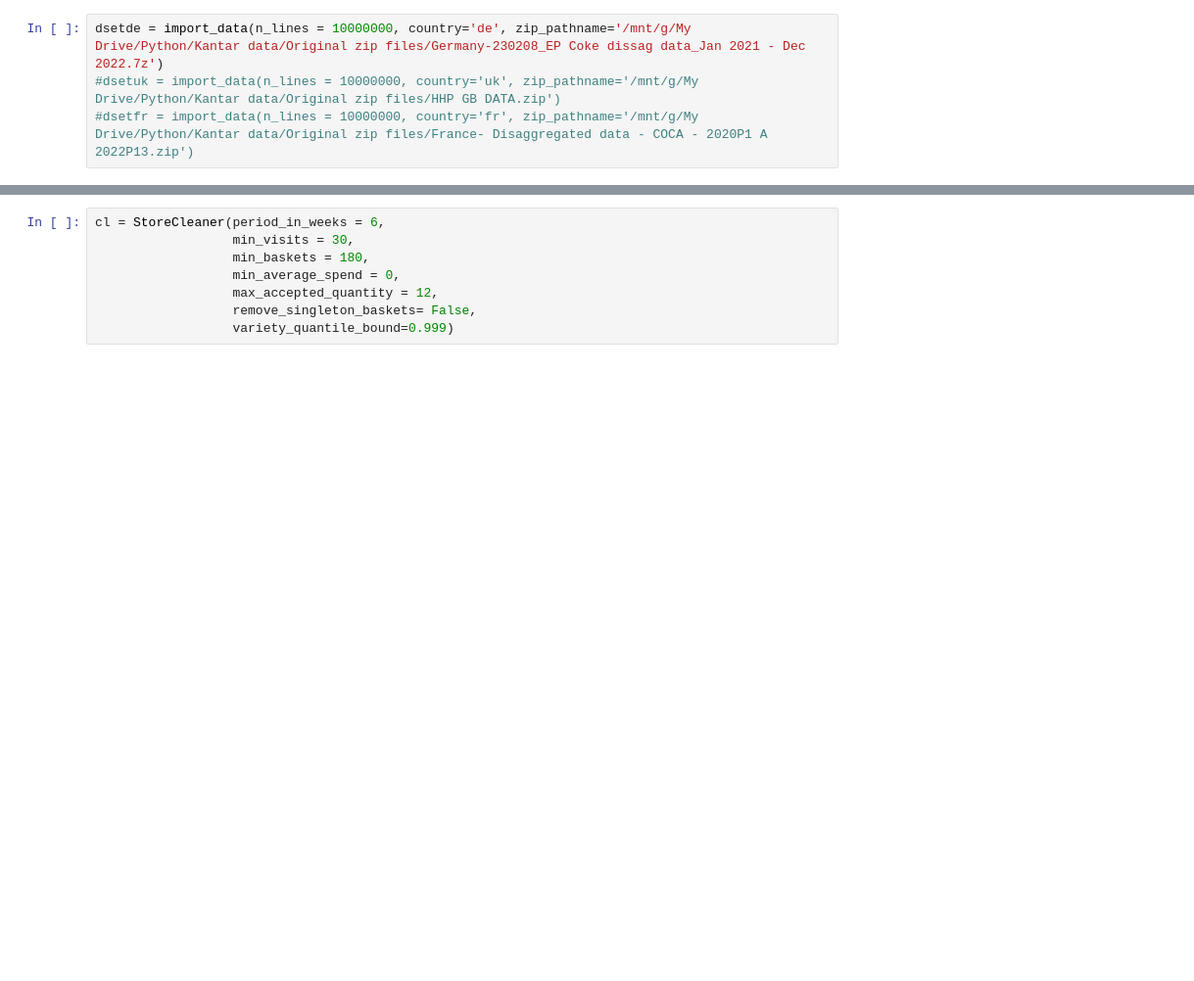
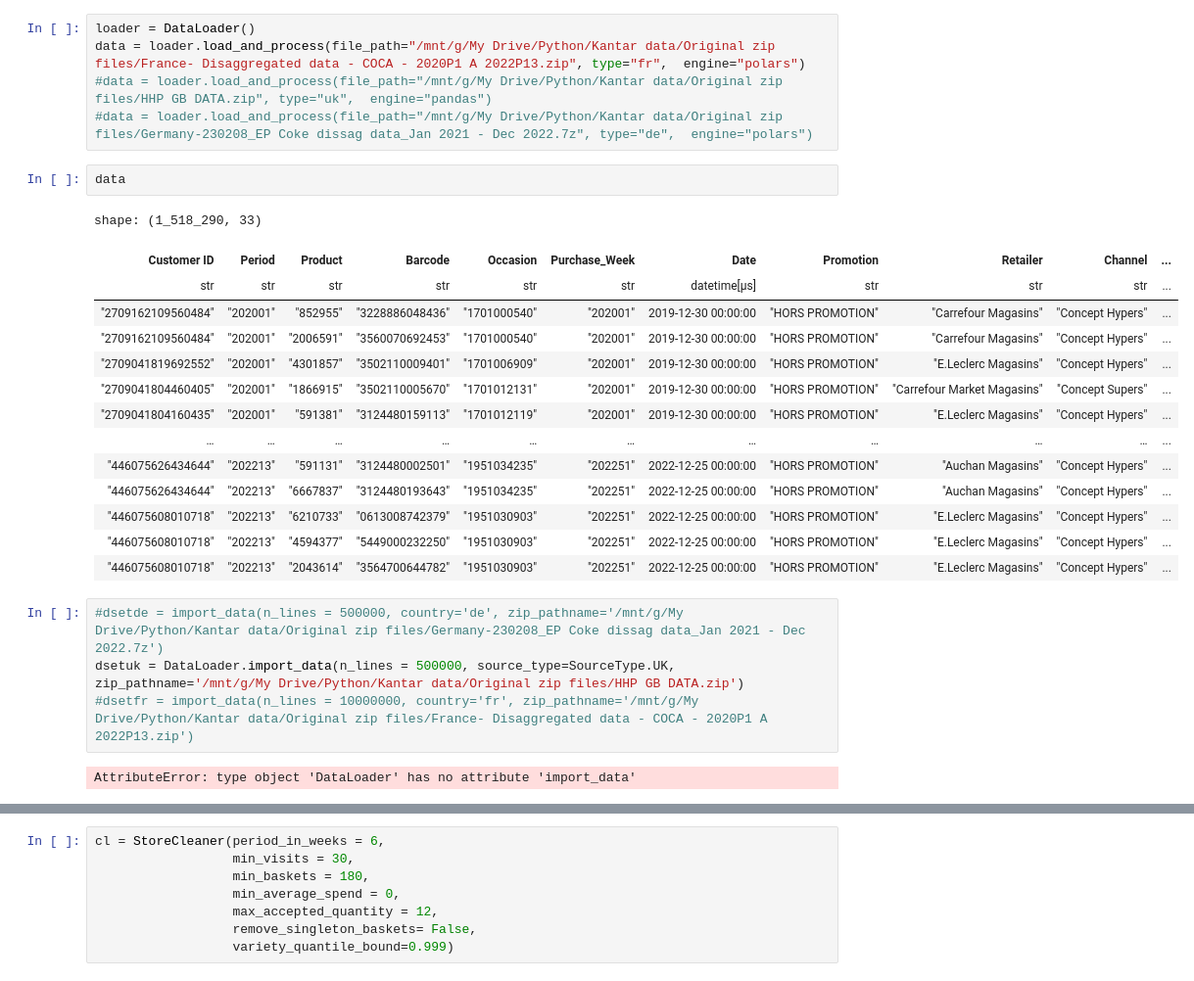
Before and after one commit to PaulMainwood/scratch, a Jupyter notebook: load_test.ipynb, the cells around one changed output, grey strips where cells are left out. Shown at 98% size. Drawn from its saved outputs; the diff is of its cells as text; blank space fills up the shorter version.

Commit message:
France added

```diff
--- a/load_test.ipynb
+++ b/load_test.ipynb
@@ -25,4 +17,28 @@ The autoreload extension is already loaded. To reload it, use:
+# %%
+loader = DataLoader()
+data = loader.load_and_process(file_path="/mnt/g/My Drive/Python/Kantar data/Original zip files/France- Disaggregated data - COCA - 2020P1 A 2022P13.zip", type="fr",  engine="polars")
+#data = loader.load_and_process(file_path="/mnt/g/My Drive/Python/Kantar data/Original zip files/HHP GB DATA.zip", type="uk",  engine="pandas")
+#data = loader.load_and_process(file_path="/mnt/g/My Drive/Python/Kantar data/Original zip files/Germany-230208_EP Coke dissag data_Jan 2021 - Dec 2022.7z", type="de",  engine="polars")
+# %%
+data
+# %% [output]
+shape: (1_518_290, 33)
+| Customer ID | Period | Product | Barcode | Occasion | Purchase_Week | Date | Promotion | Retailer | Channel | ... |
+| str | str | str | str | str | str | datetime[μs] | str | str | str | ... |
+| "2709162109560484" | "202001" | "852955" | "3228886048436" | "1701000540" | "202001" | 2019-12-30 00:00:00 | "HORS PROMOTION" | "Carrefour Magasins" | "Concept Hypers" | ... |
+| "2709162109560484" | "202001" | "2006591" | "3560070692453" | "1701000540" | "202001" | 2019-12-30 00:00:00 | "HORS PROMOTION" | "Carrefour Magasins" | "Concept Hypers" | ... |
+| "2709041819692552" | "202001" | "4301857" | "3502110009401" | "1701006909" | "202001" | 2019-12-30 00:00:00 | "HORS PROMOTION" | "E.Leclerc Magasins" | "Concept Hypers" | ... |
+| "2709041804460405" | "202001" | "1866915" | "3502110005670" | "1701012131" | "202001" | 2019-12-30 00:00:00 | "HORS PROMOTION" | "Carrefour Market Magasins" | "Concept Supers" | ... |
+| "2709041804160435" | "202001" | "591381" | "3124480159113" | "1701012119" | "202001" | 2019-12-30 00:00:00 | "HORS PROMOTION" | "E.Leclerc Magasins" | "Concept Hypers" | ... |
+| … | … | … | … | … | … | … | … | … | … | ... |
+| "446075626434644" | "202213" | "591131" | "3124480002501" | "1951034235" | "202251" | 2022-12-25 00:00:00 | "HORS PROMOTION" | "Auchan Magasins" | "Concept Hypers" | ... |
+| "446075626434644" | "202213" | "6667837" | "3124480193643" | "1951034235" | "202251" | 2022-12-25 00:00:00 | "HORS PROMOTION" | "Auchan Magasins" | "Concept Hypers" | ... |
+| "446075608010718" | "202213" | "6210733" | "0613008742379" | "1951030903" | "202251" | 2022-12-25 00:00:00 | "HORS PROMOTION" | "E.Leclerc Magasins" | "Concept Hypers" | ... |
+| "446075608010718" | "202213" | "4594377" | "5449000232250" | "1951030903" | "202251" | 2022-12-25 00:00:00 | "HORS PROMOTION" | "E.Leclerc Magasins" | "Concept Hypers" | ... |
+| "446075608010718" | "202213" | "2043614" | "3564700644782" | "1951030903" | "202251" | 2022-12-25 00:00:00 | "HORS PROMOTION" | "E.Leclerc Magasins" | "Concept Hypers" | ... |
 # %%
-dsetde = import_data(n_lines = 10000000, country='de', zip_pathname='/mnt/g/My Drive/Python/Kantar data/Original zip files/Germany-230208_EP Coke dissag data_Jan 2021 - Dec 2022.7z')
-#dsetuk = import_data(n_lines = 10000000, country='uk', zip_pathname='/mnt/g/My Drive/Python/Kantar data/Original zip files/HHP GB DATA.zip')
+#dsetde = import_data(n_lines = 500000, country='de', zip_pathname='/mnt/g/My Drive/Python/Kantar data/Original zip files/Germany-230208_EP Coke dissag data_Jan 2021 - Dec 2022.7z')
+dsetuk = DataLoader.import_data(n_lines = 500000, source_type=SourceType.UK, zip_pathname='/mnt/g/My Drive/Python/Kantar data/Original zip files/HHP GB DATA.zip')
 #dsetfr = import_data(n_lines = 10000000, country='fr', zip_pathname='/mnt/g/My Drive/Python/Kantar data/Original zip files/France- Disaggregated data - COCA - 2020P1 A 2022P13.zip')
+# %% [output]
+AttributeError: type object 'DataLoader' has no attribute 'import_data'
```
Also changed, not shown: parts of 4 cells of this notebook.
